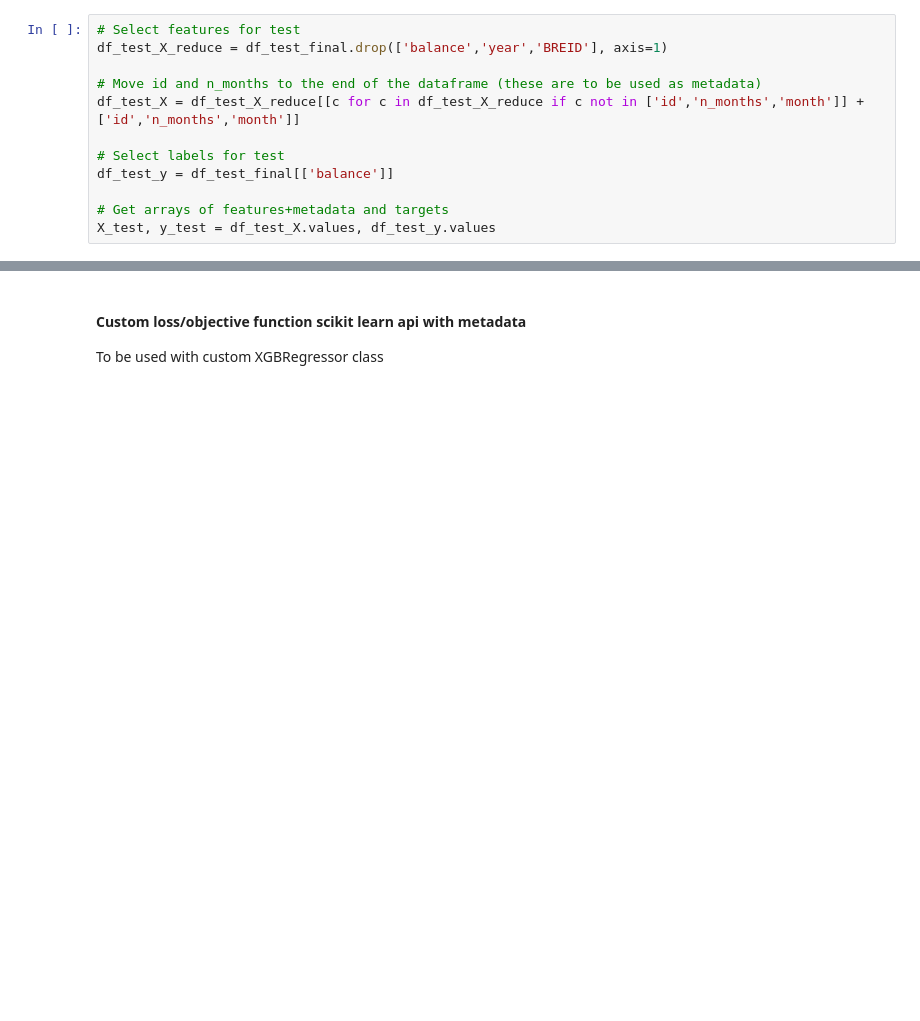
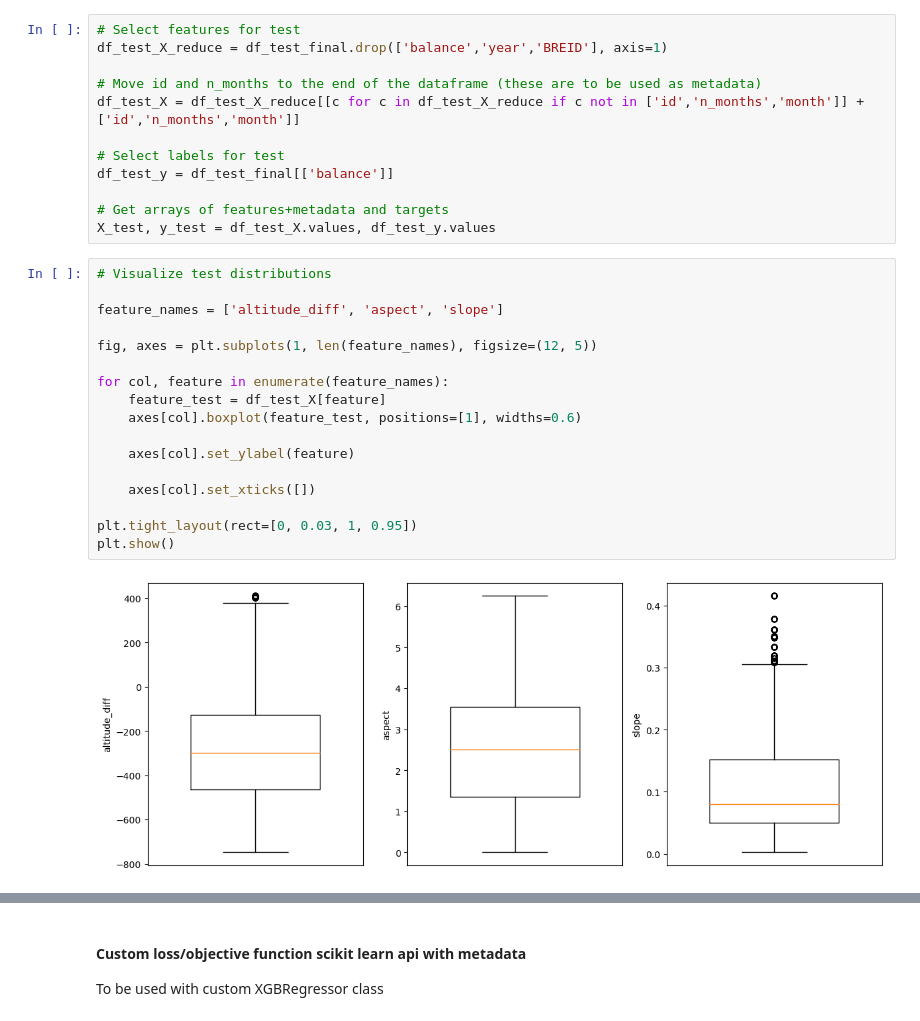
Before and after one commit to khsjursen/ML_MB_Norway, a Jupyter notebook: mb_model_custom_loss.ipynb, the cells around one changed output, grey strips where cells are left out. Drawn from its saved outputs; the diff is of its cells as text; blank space fills up the shorter version.

```diff
--- a/mb_model_custom_loss.ipynb
+++ b/mb_model_custom_loss.ipynb
@@ -398,3 +562,22 @@ df_test_y = df_test_final[['balance']]
 
 # Get arrays of features+metadata and targets
 X_test, y_test = df_test_X.values, df_test_y.values
+# %%
+# Visualize test distributions
+
+feature_names = ['altitude_diff', 'aspect', 'slope']
+
+fig, axes = plt.subplots(1, len(feature_names), figsize=(12, 5))
+
+for col, feature in enumerate(feature_names):
+    feature_test = df_test_X[feature]
+    axes[col].boxplot(feature_test, positions=[1], widths=0.6)
+
+    axes[col].set_ylabel(feature)
+
+    axes[col].set_xticks([])
+
+plt.tight_layout(rect=[0, 0.03, 1, 0.95])
+plt.show()
+# %% [output]
+[figure, added]
```
Also changed, not shown: parts of 26 cells of this notebook.
